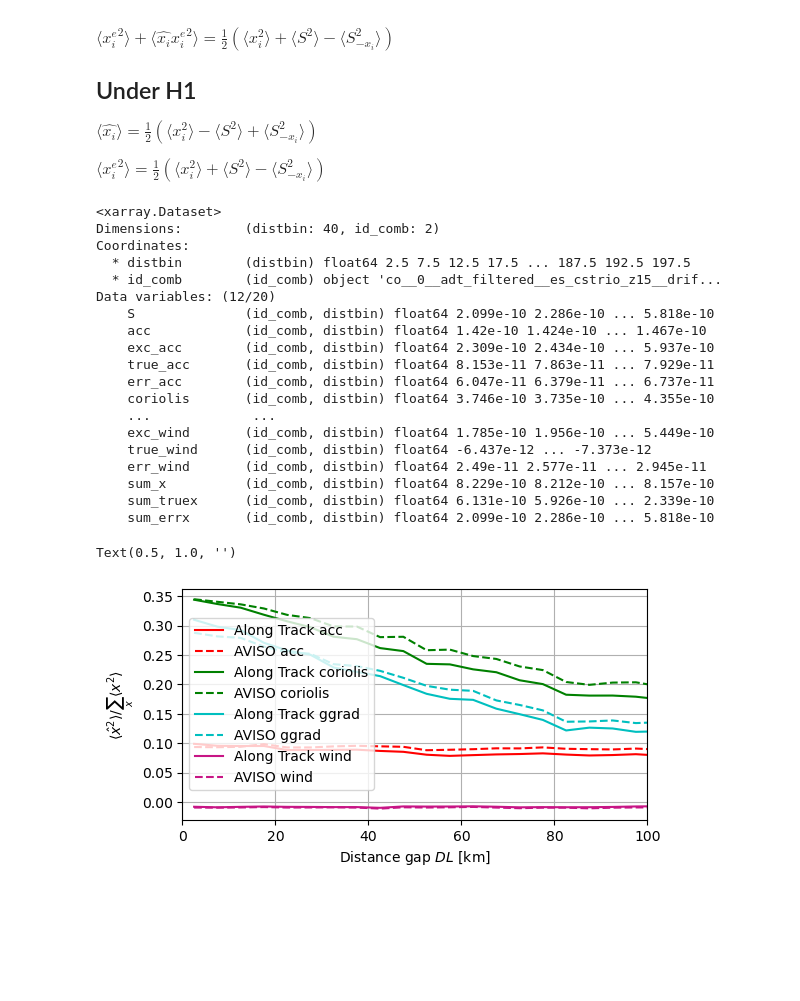
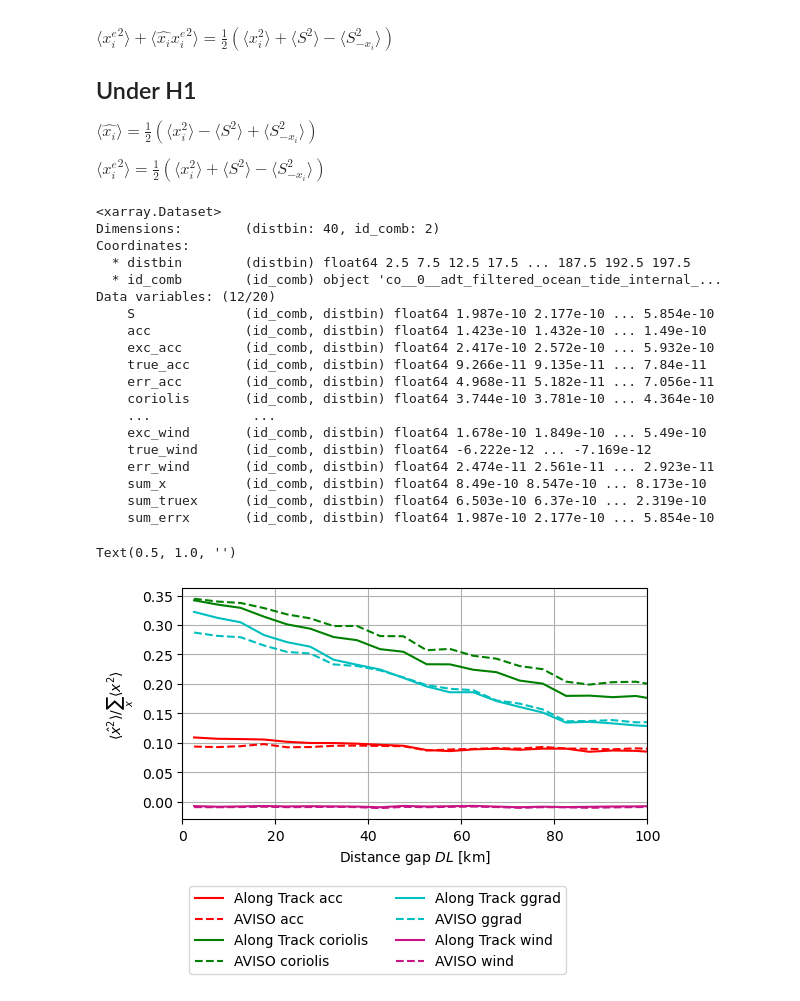
Before and after one commit to margot-demol/historical_analysis, a Jupyter notebook: 82_diag_stat_dist.ipynb, the cells around one changed output. Saved outputs shown, nothing was run; the diff lists cells and outputs as text; code cells hidden in the pictures; blank space fills up the shorter version.

```diff
--- a/82_diag_stat_dist.ipynb
+++ b/82_diag_stat_dist.ipynb
@@ -27,17 +27,17 @@ We choose to get only erastar wind term, and we reject PEACHY data, and we selec
 # %%
 id_aviso = 'aviso__0__adt__es_cstrio_z15__alti_x'
 id_aviso_drifter = 'aviso__0__adt__es_cstrio_z15__drifter_x'
-id_co = 'co__0__adt_filtered__es_cstrio_z15__drifter_x'
+id_co = 'co__0__adt_filtered_ocean_tide_internal_tide__es_cstrio_z15__alti_x'
 id_aviso_drifter_dic =  {'acc':'drifter_acc_x_0','coriolis':'drifter_coriolis_x_0','ggrad':'aviso_drifter_ggx_adt','wind':'es_cstrio_z15_drifter_wd_x'}
-id_co_dic =  {'acc':'drifter_acc_x_0','coriolis':'drifter_coriolis_x_0','ggrad':'alti_ggx_adt_filtered','wind':'es_cstrio_z15_drifter_wd_x'}
+id_co_dic =  {'acc':'drifter_acc_x_0','coriolis':'drifter_coriolis_x_0','ggrad':'alti_ggx_adt_filtered_ocean_tide_internal_tide','wind':'es_cstrio_z15_alti_wd_x'}
 id_aviso_dic =  {'acc':'drifter_acc_x_0','coriolis':'drifter_coriolis_x_0','ggrad':'aviso_alti_ggx_adt','wind':'es_cstrio_z15_alti_wd_x'}
 # %%
 dl = 5
 dt = 10*60
 # %%
-ftime = glob(os.path.join(zarr_dir+'_ok',f'mstime/mstime_{int(dt)}_drogued_*.zarr'))
-ftime = [f for f in ftime if 'gps' in f]
+#ftime = glob(os.path.join(zarr_dir+'_ok',f'mstime/mstime_{int(dt)}_drogued_*.zarr'))
+#ftime = [f for f in ftime if 'gps' in f]
 fdist = glob(os.path.join(zarr_dir+'_ok',f'msdist/msdist_{int(dl)}_drogued_*.zarr'))
 fdist = [f for f in fdist if 'gps' in f]
-dst_ = xr.concat([xr.open_dataset(f)[var2] for f in ftime], dim='drifter_sat_year')
-dsd_ = xr.concat([xr.open_dataset(f)[var2] for f in fdist], dim='drifter_sat_year')
+#dst_ = xr.concat([xr.open_dataset(f)[var+['nb_coloc']] for f in ftime], dim='drifter_sat_year')
+dsd_ = xr.concat([xr.open_dataset(f) for f in fdist], dim='drifter_sat_year')
@@ -175,10 +198,10 @@ def RCn_x(ds, id_, dic=None):
     return Rcn_x
 
 RCXnd = xr.concat([RCn_x(dsd, id_co, dic = id_co_dic), RCn_x(dsd, id_aviso, dic = id_aviso_dic)], dim =pd.Index([id_co, id_aviso], name='id_comb'))
-RCXnt = xr.concat([RCn_x(dst, id_co, dic = id_co_dic), RCn_x(dst, id_aviso, dic = id_aviso_dic)], dim =pd.Index([id_co, id_aviso], name='id_comb'))
+#RCXnt = xr.concat([RCn_x(dst, id_co, dic = id_co_dic), RCn_x(dst, id_aviso, dic = id_aviso_dic)], dim =pd.Index([id_co, id_aviso], name='id_comb'))
 
 RCXd = xr.concat([RC_x(dsd, id_co, dic = id_co_dic), RC_x(dsd, id_aviso, dic = id_aviso_dic)], dim =pd.Index([id_co, id_aviso], name='id_comb'))
-RCXt = xr.concat([RC_x(dst, id_co, dic = id_co_dic), RC_x(dst, id_aviso, dic = id_aviso_dic)], dim =pd.Index([id_co, id_aviso], name='id_comb'))
+#RCXt = xr.concat([RC_x(dst, id_co, dic = id_co_dic), RC_x(dst, id_aviso, dic = id_aviso_dic)], dim =pd.Index([id_co, id_aviso], name='id_comb'))
 # %%
 
 plt.figure(figsize=(6,3))
@@ -230,7 +252,7 @@ $\langle \hat{x_i} \rangle  = \frac{1}{2}(\langle x_i^2 \rangle - \langle S^2 \r
 
 $\langle {x_i^{e}}^2 \rangle  = \frac{1}{2}(\langle x_i^2 \rangle + \langle S^2 \rangle -\langle S_{-x_i}^2 \rangle) $
 # %%
-def true_err_x(ds, id_, dic) :
+def true_err_x(ds_, id_, dic) :
     dso = xr.Dataset()
     dso['S'] = ds_['sum_'+id_]
     for x in ['acc', 'coriolis', 'ggrad', 'wind']:
@@ -246,7 +268,7 @@ def true_err_x(ds, id_, dic) :
     return dso
 
 dsdt = xr.concat([true_err_x(dsd, id_co, id_co_dic), true_err_x(dsd, id_aviso, id_aviso_dic)], dim=pd.Index([id_co, id_aviso], name = 'id_comb'))
-dstt = xr.concat([true_err_x(dst, id_co, id_co_dic), true_err_x(dst, id_aviso, id_aviso_dic)], dim=pd.Index([id_co, id_aviso], name = 'id_comb'))
+#dstt = xr.concat([true_err_x(dst, id_co, id_co_dic), true_err_x(dst, id_aviso, id_aviso_dic)], dim=pd.Index([id_co, id_aviso], name = 'id_comb'))
 # %%
 dsdt
 # %% [output]
@@ -254,35 +276,35 @@ dsdt
 Dimensions:        (distbin: 40, id_comb: 2)
 Coordinates:
   * distbin        (distbin) float64 2.5 7.5 12.5 17.5 ... 187.5 192.5 197.5
-  * id_comb        (id_comb) object 'co__0__adt_filtered__es_cstrio_z15__drif...
+  * id_comb        (id_comb) object 'co__0__adt_filtered_ocean_tide_internal_...
 Data variables: (12/20)
-    S              (id_comb, distbin) float64 2.099e-10 2.286e-10 ... 5.818e-10
-    acc            (id_comb, distbin) float64 1.42e-10 1.424e-10 ... 1.467e-10
-    exc_acc        (id_comb, distbin) float64 2.309e-10 2.434e-10 ... 5.937e-10
-    true_acc       (id_comb, distbin) float64 8.153e-11 7.863e-11 ... 7.929e-11
-    err_acc        (id_comb, distbin) float64 6.047e-11 6.379e-11 ... 6.737e-11
-    coriolis       (id_comb, distbin) float64 3.746e-10 3.735e-10 ... 4.355e-10
+    S              (id_comb, distbin) float64 1.987e-10 2.177e-10 ... 5.854e-10
+    acc            (id_comb, distbin) float64 1.423e-10 1.432e-10 ... 1.49e-10
+    exc_acc        (id_comb, distbin) float64 2.417e-10 2.572e-10 ... 5.932e-10
+    true_acc       (id_comb, distbin) float64 9.266e-11 9.135e-11 ... 7.84e-11
+    err_acc        (id_comb, distbin) float64 4.968e-11 5.182e-11 ... 7.056e-11
+    coriolis       (id_comb, distbin) float64 3.744e-10 3.781e-10 ... 4.364e-10
     ...             ...
-    exc_wind       (id_comb, distbin) float64 1.785e-10 1.956e-10 ... 5.449e-10
-    true_wind      (id_comb, distbin) float64 -6.437e-12 ... -7.373e-12
-    err_wind       (id_comb, distbin) float64 2.49e-11 2.577e-11 ... 2.945e-11
-    sum_x          (id_comb, distbin) float64 8.229e-10 8.212e-10 ... 8.157e-10
-    sum_truex      (id_comb, distbin) float64 6.131e-10 5.926e-10 ... 2.339e-10
-    sum_errx       (id_comb, distbin) float64 2.099e-10 2.286e-10 ... 5.818e-10
+    exc_wind       (id_comb, distbin) float64 1.678e-10 1.849e-10 ... 5.49e-10
+    true_wind      (id_comb, distbin) float64 -6.222e-12 ... -7.169e-12
+    err_wind       (id_comb, distbin) float64 2.474e-11 2.561e-11 ... 2.923e-11
+    sum_x          (id_comb, distbin) float64 8.49e-10 8.547e-10 ... 8.173e-10
+    sum_truex      (id_comb, distbin) float64 6.503e-10 6.37e-10 ... 2.319e-10
+    sum_errx       (id_comb, distbin) float64 1.987e-10 2.177e-10 ... 5.854e-10
 # %%
 plt.figure(figsize=(6,3))
 for v in ['acc', 'coriolis', 'ggrad', 'wind']:
     (dsdt.sel(id_comb=id_co)['true_'+v]/dsdt.sel(id_comb=id_co)['sum_x']).plot(label='Along Track ' +v, color = term_color[v])
     (dsdt.sel(id_comb=id_aviso)['true_'+v]/dsdt.sel(id_comb=id_aviso)['sum_x']).plot(label='AVISO ' +v, color = term_color[v], ls='--')
-plt.legend()
+plt.legend(ncol = 2, bbox_to_anchor=(0, -0.7), loc='lower left')
 plt.grid()
 plt.xlim(0,100)
 plt.xlabel(r'Distance gap $DL$ [km]')
 plt.ylabel(r'$\langle \hat{x}^2 \rangle / \sum_x{\langle x^2 \rangle} $')
 plt.title('')
 # %% [output]
 Text(0.5, 1.0, '')
-[figure, old version]
+[figure, new version]
 # %%
 plt.figure(figsize=(6,3))
 for v in ['acc', 'coriolis', 'ggrad', 'wind']:
```
Also changed, not shown: parts of 12 cells of this notebook, 15 other files.
